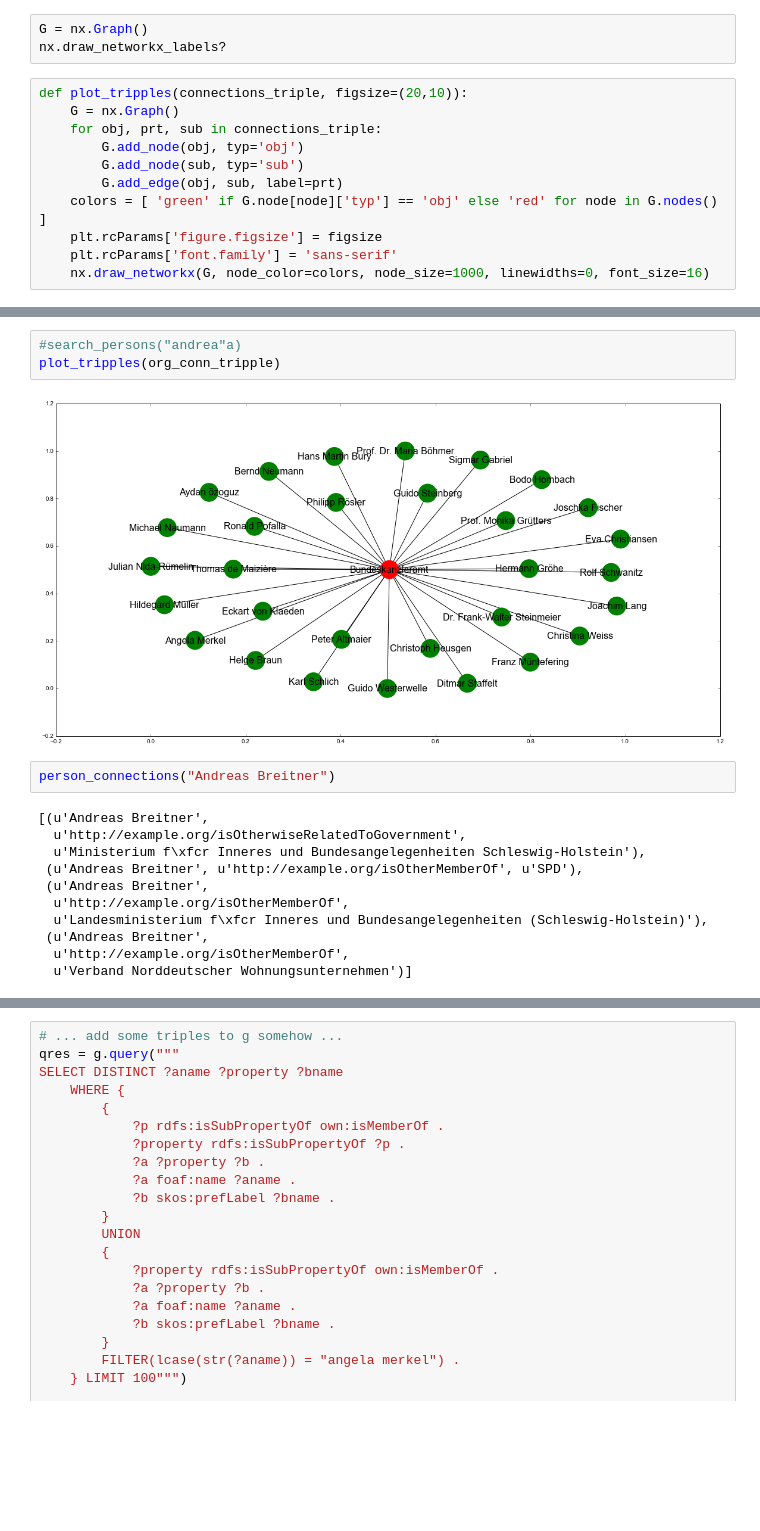
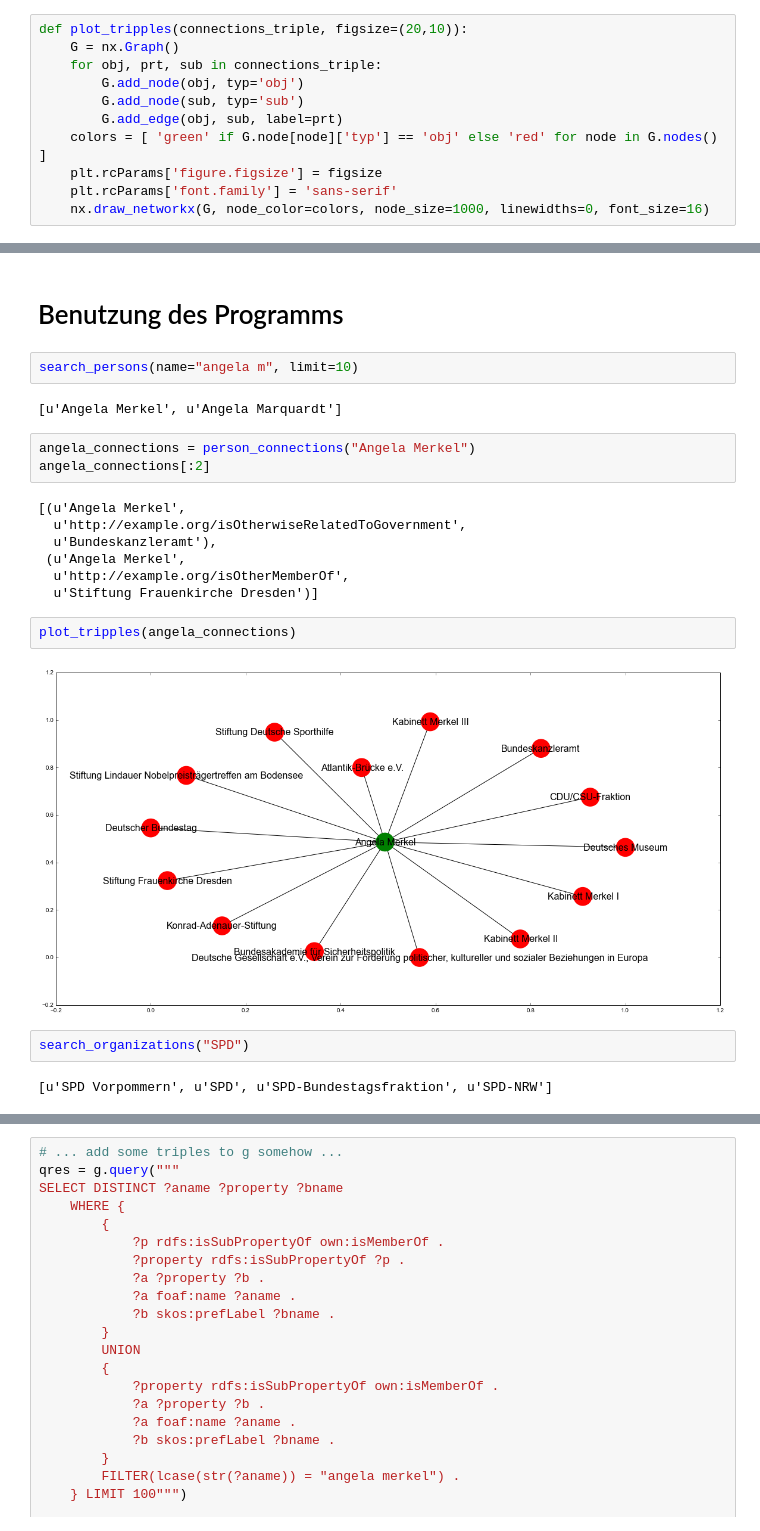
Before and after one commit to codingluke/knowledge_representation_assignment, a Jupyter notebook: Graph.ipynb, the cells around one changed output, grey strips where cells are left out. Saved outputs shown, nothing was run; the diff lists cells and outputs as text; blank space fills up the shorter version.

```diff
--- a/Graph.ipynb
+++ b/Graph.ipynb
@@ -302,9 +301,6 @@ def organization_connections(name):
     }
     LIMIT 100""")
     return [ (row[0].toPython(), row[1].toPython(), row[2].toPython()) for row in qres ]
-# %%
-G = nx.Graph()
-nx.draw_networkx_labels?
 # %%
 def plot_tripples(connections_triple, figsize=(20,10)):
     G = nx.Graph()
@@ -323,18 +315,24 @@ org_conn_tripple = organization_connections("Bundeskanzleramt")
-# %%
-#search_persons("andrea"a)
-plot_tripples(org_conn_tripple)
-# %% [output]
-[figure, removed]
-# %%
-person_connections("Andreas Breitner")
-# %% [output]
-[(u'Andreas Breitner',
-  u'http://example.org/isOtherwiseRelatedToGovernment',
-  u'Ministerium f\xfcr Inneres und Bundesangelegenheiten Schleswig-Holstein'),
- (u'Andreas Breitner', u'http://example.org/isOtherMemberOf', u'SPD'),
- (u'Andreas Breitner',
-  u'http://example.org/isOtherMemberOf',
-  u'Landesministerium f\xfcr Inneres und Bundesangelegenheiten (Schleswig-Holstein)'),
- (u'Andreas Breitner',
-  u'http://example.org/isOtherMemberOf',
-  u'Verband Norddeutscher Wohnungsunternehmen')]
+# %% [markdown]
+# Benutzung des Programms
+# %%
+search_persons(name="angela m", limit=10)
+# %% [output]
+[u'Angela Merkel', u'Angela Marquardt']
+# %%
+angela_connections = person_connections("Angela Merkel")
+angela_connections[:2]
+# %% [output]
+[(u'Angela Merkel',
+  u'http://example.org/isOtherwiseRelatedToGovernment',
+  u'Bundeskanzleramt'),
+ (u'Angela Merkel',
+  u'http://example.org/isOtherMemberOf',
+  u'Stiftung Frauenkirche Dresden')]
+# %%
+plot_tripples(angela_connections)
+# %% [output]
+[figure, added]
+# %%
+search_organizations("SPD")
+# %% [output]
+[u'SPD Vorpommern', u'SPD', u'SPD-Bundestagsfraktion', u'SPD-NRW']
```
Also changed, not shown: parts of 8 cells of this notebook.
